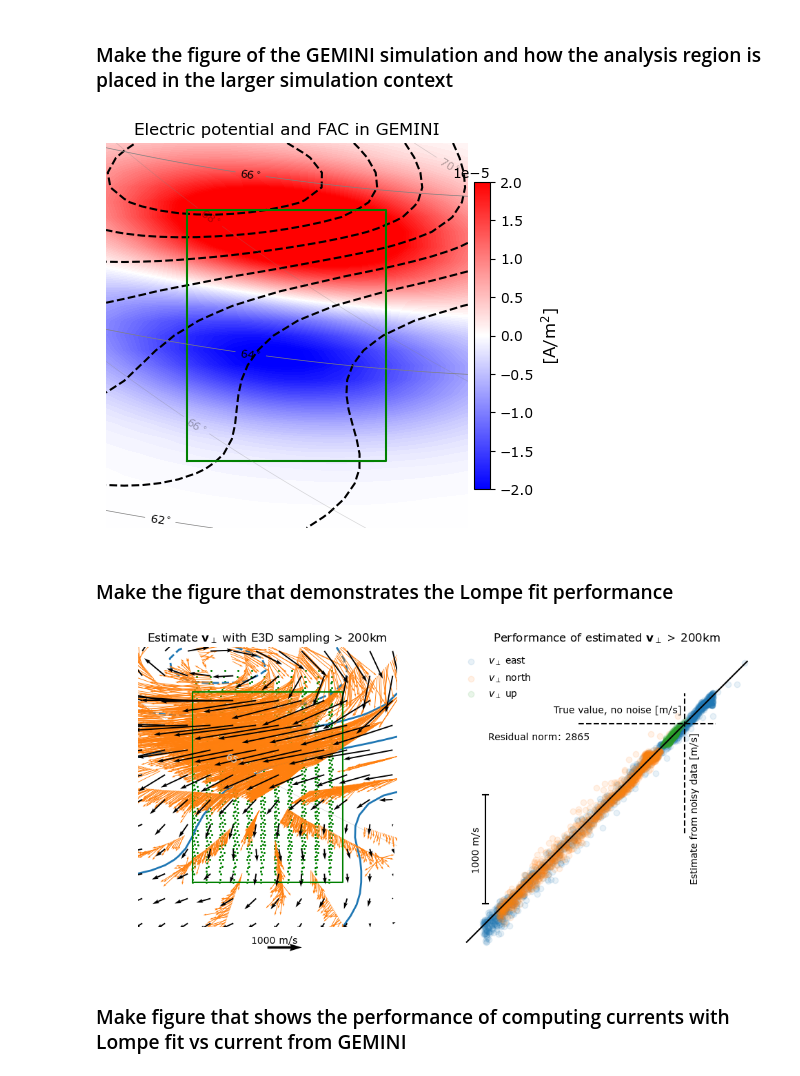
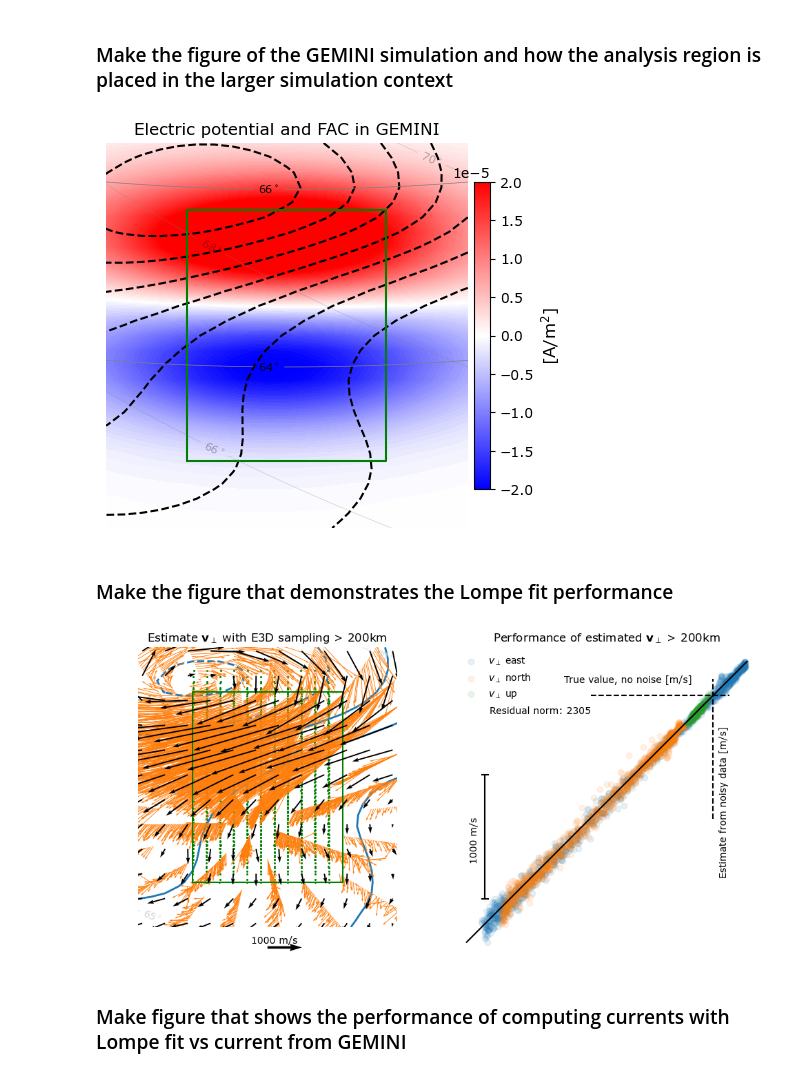
Before and after one commit to jpreistad/e3dsecs, a Jupyter notebook: paper/02_lompefit.ipynb, the cells around one changed output. Saved outputs shown, nothing was run; the diff lists cells and outputs as text; code cells hidden in the pictures.

Commit message:
updated plots

```diff
--- a/paper/02_lompefit.ipynb
+++ b/paper/02_lompefit.ipynb
@@ -49,13 +49,13 @@ dr              = 4    # altitude resolution of sampling
 l1_lompe        = 1e-1 # Lompe regularization parameter 1 (model norm)
 l2_lompe        = 0    # Lompe regularization parameter 2 (east-west structure)
 
-savefigs        = False# Wheher the figures will be saved
-beamfile        = 'datadict_41beams.npy' # Specifies which beam sampling file to use
+savefigs        = True# Wheher the figures will be saved
+beamfile        = 'datadict_51beams.npy' # Specifies which beam sampling file to use
 # %% [markdown]
 Make objects containing simulation data (sim), grid (gr), sampled data(dat), and the fitted convection (conv)
 # %%
 sim = simulation.simulation(path, maph=maph)
-gr = grid.grid(sim, alts=alt_layers, extend=extend, dlat=0.3, dlon=0, resolution_factor=0.45, crop_factor=crop_factor)
+gr = grid.grid(sim, alts=alt_layers, extend=extend, dlat=0.3, dlon=0, resolution_factor=0.45, crop_factor=crop_factor, orientation=-26)
 dat = data.data(gr, sim, beams=True, sitelat=sitelat, sitephi=sitephi,
                  az=None, el=None, uniformmesh=False, lat_ev=None, lon_ev=None,
                  alt_ev=None, e3doubt_=e3doubt_, intsec = intsec, min_alt=min_alt,
@@ -130,7 +130,7 @@ cb1.set_label(r'[A/m$^2$]', fontsize=12)
 if savefigs:
     fig.savefig('./plots/gemini.pdf',bbox_inches='tight')
 # %% [output]
-[figure, old version]
+[figure, new version]
 # %% [markdown]
 ### Make the figure that demonstrates the Lompe fit performance
 # %%
@@ -141,7 +141,7 @@ lmodel = conv.lmodel
 fig = plt.figure(figsize=(10,5))
 ax1 = plt.subplot2grid((11, 20), (0, 0), rowspan = 10, colspan = 10)
 ax2 = plt.subplot2grid((11, 20), (0, 10), rowspan = 11, colspan = 10)
-lompe.visualization.format_ax(ax1, lmodel, apex = apex)
+lompe.visualization.format_ax(ax1, lmodel)
 lompe.visualization.plot_quiver(ax1, lmodel, 'convection')
 lompe.visualization.plot_potential(ax1, lmodel)
 lompe.visualization.plot_datasets(ax1, lmodel, 'convection')
@@ -154,35 +154,35 @@ eta_corners = [grid_l.eta_mesh[extend,0], grid_l.eta_mesh[extend,0],
 ax1.plot(xi_corners, eta_corners, color='green')
 
 # Right panel is showing a scatterplot of the performance of the lompe fit on data from a uniform
 # mesh that was not used to make the model inthe first place
 # xi_e  = grid.xi[0,1:] - grid.dxi/2
 # eta_e = grid.eta[1:,0]- grid.deta/2
 alts__ = gr.alts_grid[15:]-gr.altres[15:]
 xi_e  = gr.grid.xi[0,:] - gr.grid.dxi/2
 eta_e = gr.grid.eta[:,0]- gr.grid.deta/2
 alt_ev, eta_ev, xi_ev = np.meshgrid(alts__, eta_e, xi_e, indexing='ij')
 # eta_ev, xi_ev = np.meshgrid(eta_e, xi_e, indexing='ij')
 lon_ev, lat_ev = gr.grid.projection.cube2geo(xi_ev, eta_ev)
 # alt_ev = np.ones(lon_ev.shape) * maph
 _data = data.data(gr, sim, beams=False, uniformmesh=True,
                   lat_ev=lat_ev, lon_ev=lon_ev, alt_ev=alt_ev,
                   e3doubt_=False)
 
-axs2 = diagnostics.scatterplot_lompe(ax2, sim, _data, conv)
+axs2 = diagnostics.scatterplot_lompe(ax2, sim, _data, conv, gr)
 axs2.set_title(r'Performance of estimated $\mathbf{v}_{\perp}$ > ' + str(conv.maph)+ 'km')
 
 arrowax = plt.subplot2grid((11, 20), (10, 0), rowspan = 1, colspan = 10)
 arrowax.quiver(.2, .001, 1, 0, scale = 2, scale_units = 'inches')
 arrowax.text(0.45,0.7, '1000 m/s', transform=arrowax.transAxes)
 arrowax.set_axis_off()
 
 xi_map, eta_map = gr.grid.projection.geo2cube(_data.mappedglon, _data.mappedglat)
 ax1.scatter(xi_map, eta_map, alpha=1, color='green', s=1.4)
 plt.tight_layout()
 if savefigs:
     fig.savefig('./plots/lompefit.pdf',bbox_inches='tight')
 # %% [output]
-[figure, old version]
+[figure, new version]
 # %% [markdown]
 ### Make figure that shows the performance of computing currents with Lompe fit vs current from GEMINI
 # %%
```
Also changed, not shown: parts of 5 cells of this notebook, 23 other files.
